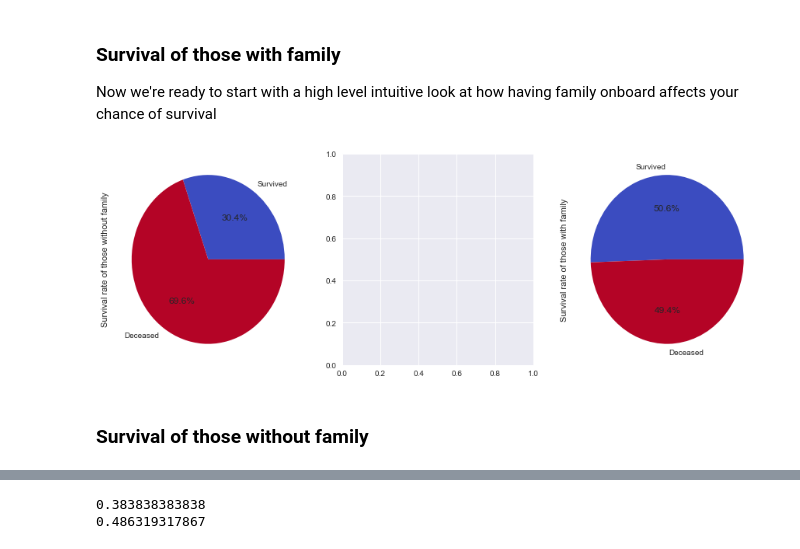
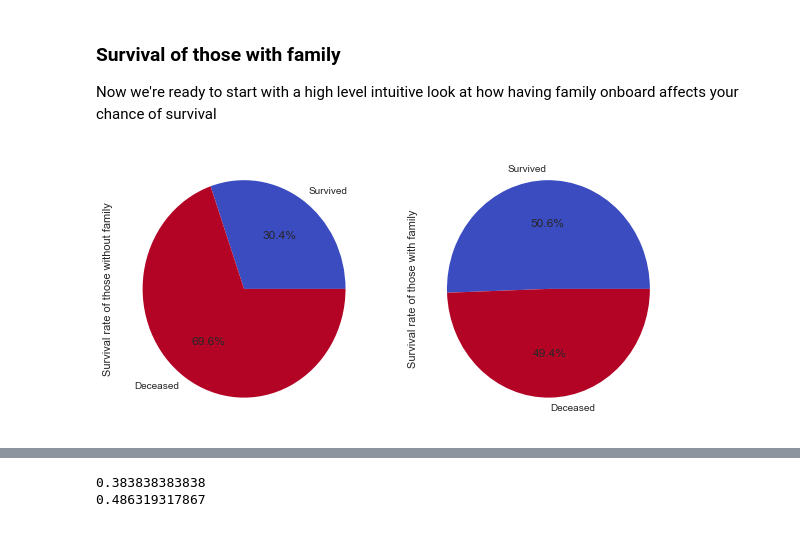
Before and after one commit to kylemeenehan/titanic-data, a Jupyter notebook: Titanic Project.ipynb, the cells around one changed output, grey strips where cells are left out. Drawn from its saved outputs; the diff is of its cells as text; code cells hidden in the pictures.

```diff
--- a/Titanic Project.ipynb
+++ b/Titanic Project.ipynb
@@ -159,17 +163,15 @@ Now we're ready to start with a high level intuitive look at how having family o
 # %%
 has_family_survived = survived[survived.has_family]
 has_family_not_survived = deceased[deceased.has_family]
 
 no_family_survived = survived[survived.has_family == False]
 no_family_deceased = deceased[deceased.has_family == False]
 
 fig, axes = plt.subplots(nrows=1, ncols=2)
 ax0, ax1 = axes.flatten()
 
 plot_survival_pie_by_len(no_family_survived,no_family_deceased,'Survival rate of those without family', ax0,2)
 
-plot_survival_pie_by_len(has_family_survived,has_family_not_survived,'Survival rate of those with family', ax2,2)
+plot_survival_pie_by_len(has_family_survived,has_family_not_survived,'Survival rate of those with family', ax1,2)
 # %% [output]
-[figure, old version]
+[figure, new version]
-# %% [markdown]
-### Survival of those without family
```
Also changed, not shown: parts of 5 cells of this notebook.
